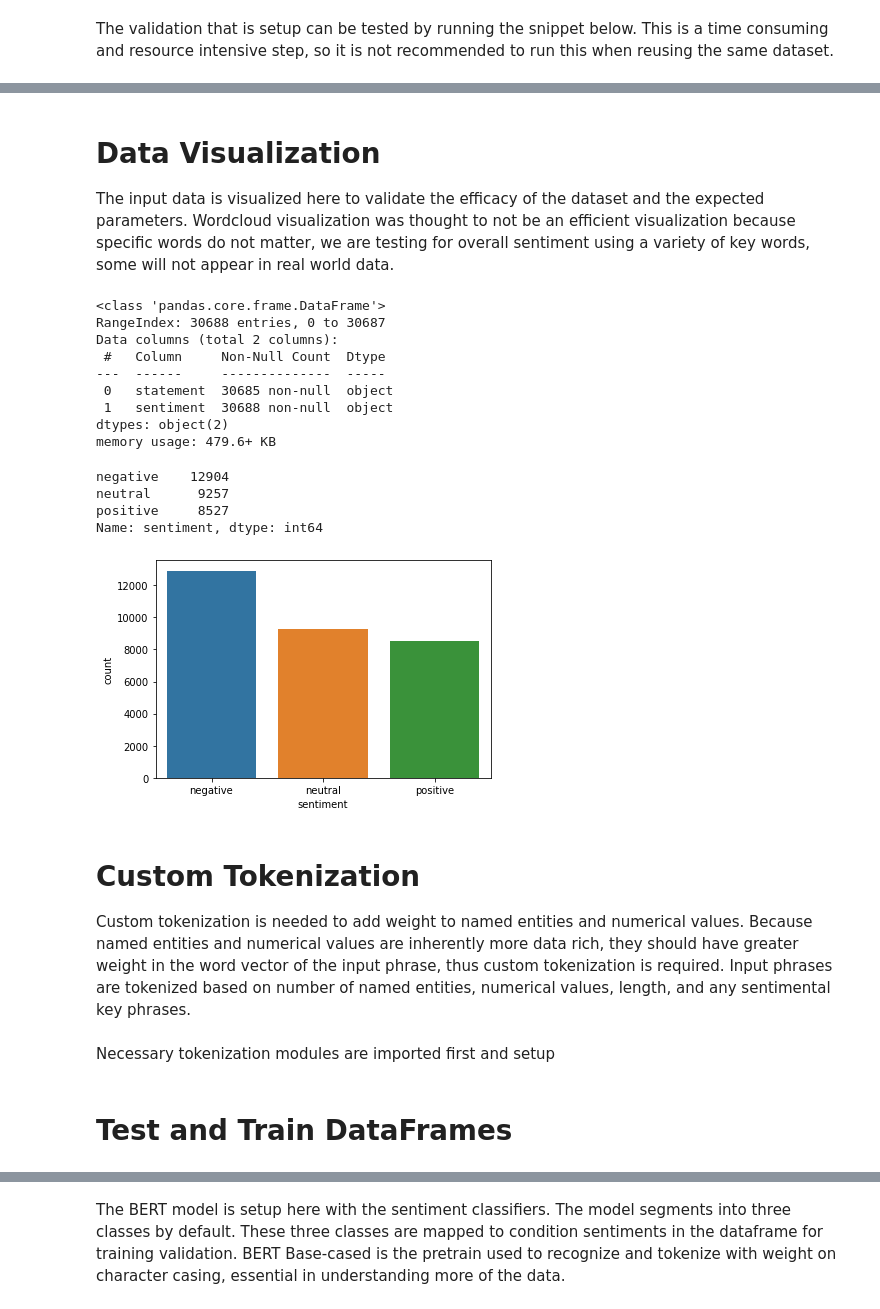
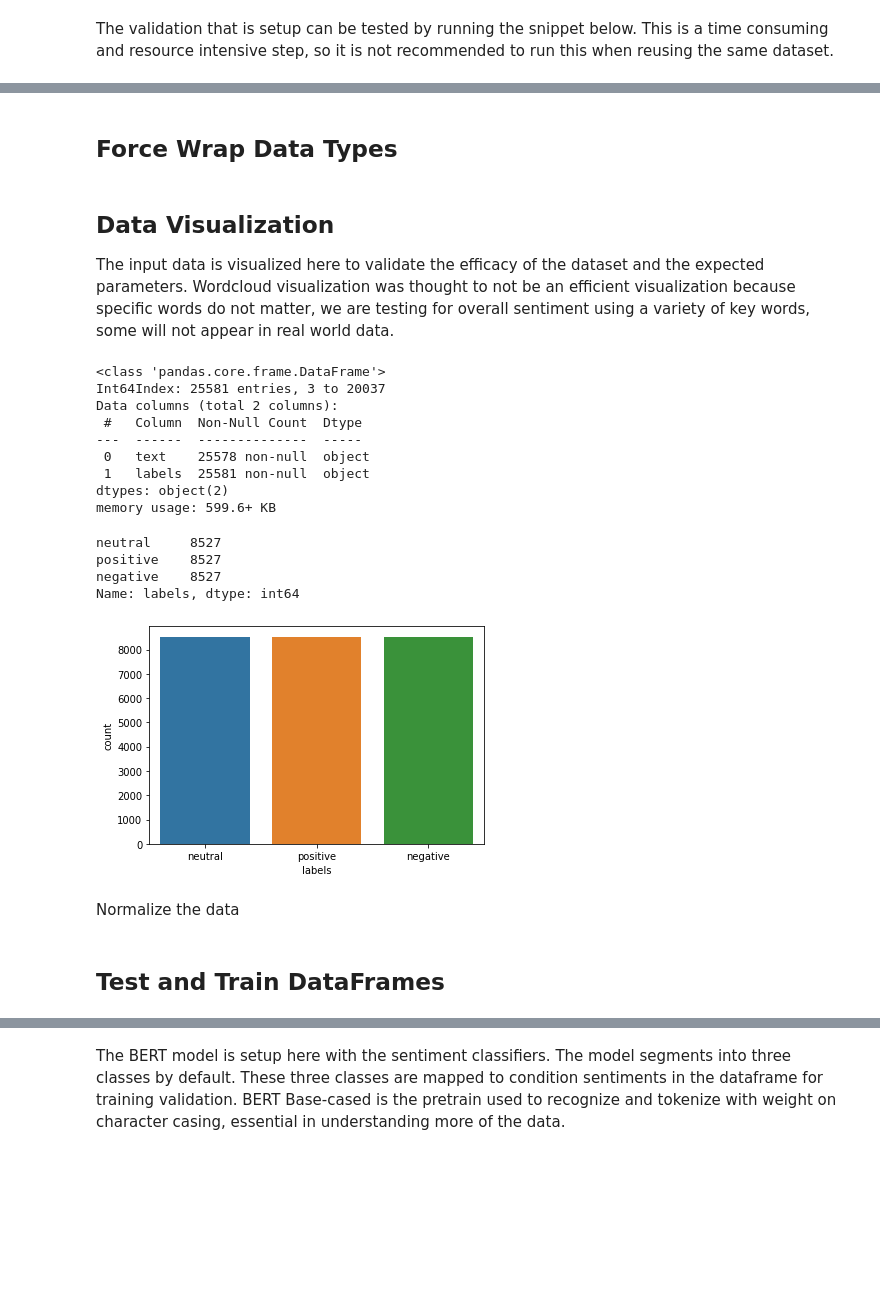
Before and after one commit to KamranHussain05/bert-model-eval, a Jupyter notebook: SentimentTrainingEval/BertDRFConditionSegmentation.ipynb, the cells around one changed output, grey strips where cells are left out. Drawn from its saved outputs; the diff is of its cells as text; code cells hidden in the pictures; blank space fills up the shorter version.

```diff
--- a/SentimentTrainingEval/BertDRFConditionSegmentation.ipynb
+++ b/SentimentTrainingEval/BertDRFConditionSegmentation.ipynb
@@ -50,0 +84,8 @@ File Found
+# %%
+path= "daily_weather_2020_cleaned.csv"
+
+if(os.path.exists(path)):
+  print("File Found")
+  df = pd.read_csv(path, usecols=['text', 'labels'], low_memory=True, dtype=str, encoding="utf-8")
+
+df.head()
@@ -52,20 +102,19 @@ File Found
 Replace the icon column of the dataframe and check all the data was loaded properly as expected. The icon column items are replaced with the proper sentiment instead of the current icon value. This will help with validation when training the data. The entire dataset has validation.
 # %%
 # Print the dataframe basic information
-df = df.rename(columns={'summary':'statement', 'icon': 'sentiment'})
+df = df.rename(columns={'summary':'text', 'icon': 'labels'})
 df.info()
 # Set up the validation column in the dataframe without modifying the raw data
 def setValidation():
-    print("SETTING UP DATA VALIDATION")
-    for i in range(len(df.sentiment)):
-        val = df.sentiment[i]
+    for i in range(len(df.labels)):
+        printProgressBar(i, len(df.labels), prefix='SETTING UP DATA VALIDATION')
+        val = df.labels[i]
         if val == 'rain' or val == 'snow' or val == 'wind' or val == 'fog':
-            df.sentiment[i] = 'negative' # negative sentiment
+            df.labels[i] = 'negative' # negative sentiment
         elif val == 'clear-day':
-            df.sentiment[i] = 'positive' # positive sentiment
+            df.labels[i] = 'positive' # positive sentiment
         elif val == 'partly-cloudy-day' or val == 'cloudy':
-            df.sentiment[i] = 'neutral' # neutral (possibly not enough data)
-    print("VALIDATION HAS BEEN SET UP")
+            df.labels[i] = 'neutral' # neutral (possibly not enough data)
 # %% [output]
 <class 'pandas.core.frame.DataFrame'>
 RangeIndex: 30688 entries, 0 to 30687
@@ -114,0 +179,15 @@ Neutral Count: 9257
+# %%
+# Equalize the number of labels
+def equalizeData(df):
+    neutral, positive, negative = [], [], []
+    for i in range(len(df.labels)):
+        printProgressBar(i, len(df), prefix='Normalizing Data')
+        if df.labels[i] == 'neutral':
+            neutral.append(df.iloc[i])
+        elif df.labels[i] == 'positive':
+            positive.append(df.iloc[i])
+        elif df.labels[i] == 'negative':
+            negative.append(df.iloc[i])
+    return pd.DataFrame(columns=['text', 'labels'], data=neutral[:8527] + positive[:8527] + negative[:8527])
+
+df = equalizeData(df)
@@ -115,33 +205,34 @@ Neutral Count: 9257
+# %% [markdown]
+## Force Wrap Data Types
+# %%
+df['labels'] = df['labels'].astype(str)
 # %% [markdown]
-# Data Visualization
+## Data Visualization
 The input data is visualized here to validate the efficacy of the dataset and the expected parameters. Wordcloud visualization was thought to not be an efficient visualization because specific words do not matter, we are testing for overall sentiment using a variety of key words, some will not appear in real world data.
 # %%
 df.describe()
 df.info()
 
-sns.countplot(df.sentiment)
+sns.countplot(df.labels)
 
-df['sentiment'].value_counts()
+df['labels'].value_counts()
 # %% [output]
 <class 'pandas.core.frame.DataFrame'>
-RangeIndex: 30688 entries, 0 to 30687
+Int64Index: 25581 entries, 3 to 20037
 Data columns (total 2 columns):
- #   Column     Non-Null Count  Dtype
----  ------     --------------  -----
- 0   statement  30685 non-null  object
- 1   sentiment  30688 non-null  object
+ #   Column  Non-Null Count  Dtype
+---  ------  --------------  -----
+ 0   text    25578 non-null  object
+ 1   labels  25581 non-null  object
 dtypes: object(2)
-memory usage: 479.6+ KB
+memory usage: 599.6+ KB
-negative    12904
-neutral      9257
-positive     8527
-Name: sentiment, dtype: int64
+neutral     8527
+positive    8527
+negative    8527
+Name: labels, dtype: int64
-[figure, old version]
+[figure, new version]
-# %% [markdown]
-# Custom Tokenization
-Custom tokenization is needed to add weight to named entities and numerical values. Because named entities and numerical values are inherently more data rich, they should have greater weight in the word vector of the input phrase, thus custom tokenization is required. Input phrases are tokenized based on number of named entities, numerical values, length, and any sentimental key phrases.
-# %% [markdown]
-Necessary tokenization modules are imported first and setup
+# %% [markdown]
+Normalize the data
 # %% [markdown]
-# Test and Train DataFrames
+## Test and Train DataFrames
 # %%
```
Also changed, not shown: parts of 71 cells of this notebook.
